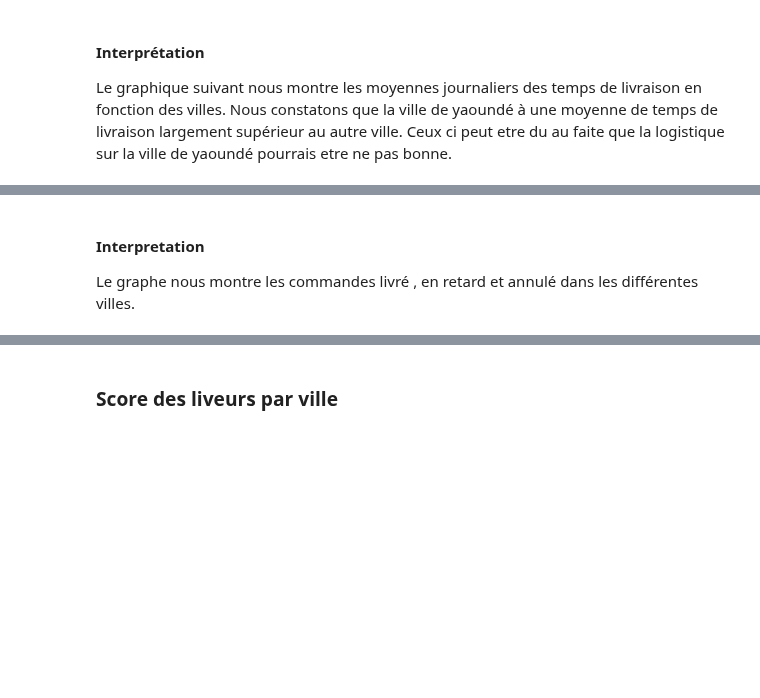
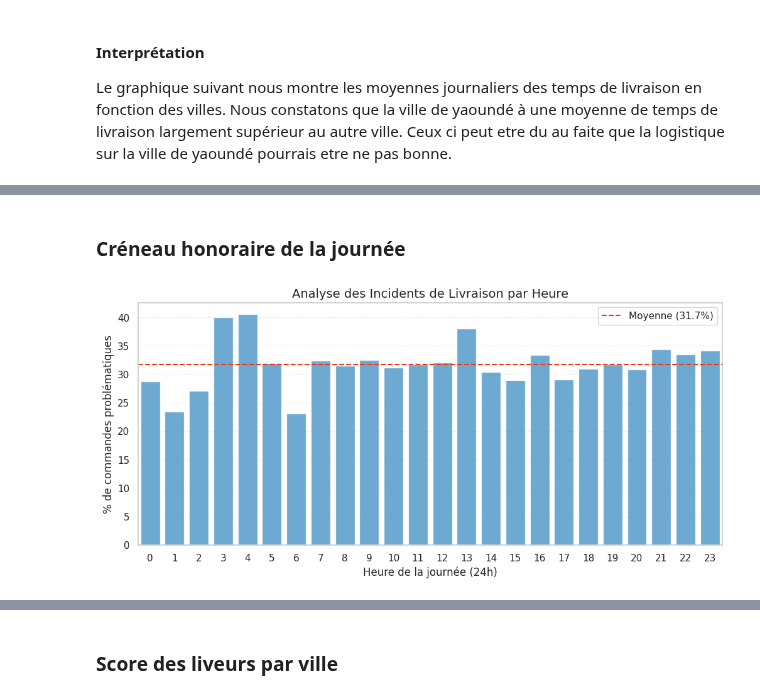
Before and after one commit to Codeur63/Projet_1-Data_IA_enginner, a Jupyter notebook: notebooks/EDA_rapport_final.ipynb, the cells around one changed output, grey strips where cells are left out. Cells and saved outputs as stored; diff of their text form; code cells hidden in the pictures; blank space fills up the shorter version.

```diff
--- a/notebooks/EDA_rapport_final.ipynb
+++ b/notebooks/EDA_rapport_final.ipynb
@@ -909,4 +766,26 @@ plt.show()
-# %% [markdown]
-#### Interpretation
-
-Le graphe nous montre les commandes livré , en retard et annulé dans les différentes villes.
+# %% [markdown]
+### Créneau honoraire de la journée
+# %%
+orders['is_problematic'] = orders['status'].isin(['late', 'cancelled'])
+
+hourly_stats = orders.groupby('order_hour')['is_problematic'].agg(['count', 'mean']).reset_index()
+
+
+hourly_stats.columns = ['heure', 'total_commandes', 'taux_retard']
+hourly_stats['taux_retard_pct'] = hourly_stats['taux_retard'] * 100
+
+plt.figure(figsize=(12, 5))
+sns.barplot(data=hourly_stats, x='heure', y='taux_retard_pct', color='#3498db', alpha=0.8)
+
+moyenne_globale = hourly_stats['taux_retard_pct'].mean()
+plt.axhline(y=moyenne_globale, color="#e9370b", linestyle='--', label=f'Moyenne ({moyenne_globale:.1f}%)')
+
+plt.title("Analyse des Incidents de Livraison par Heure", fontsize=14)
+plt.xlabel("Heure de la journée (24h)")
+fig.savefig("../reports/EDA/taux_retard.png", bbox_inches="tight", dpi=150)
+plt.ylabel("% de commandes problématiques")
+plt.legend()
+plt.grid(axis='y', linestyle='--', alpha=0.3)
+plt.show()
+# %% [output]
+[figure, added]
```
Also changed, not shown: parts of 36 cells of this notebook, 18 other files.
